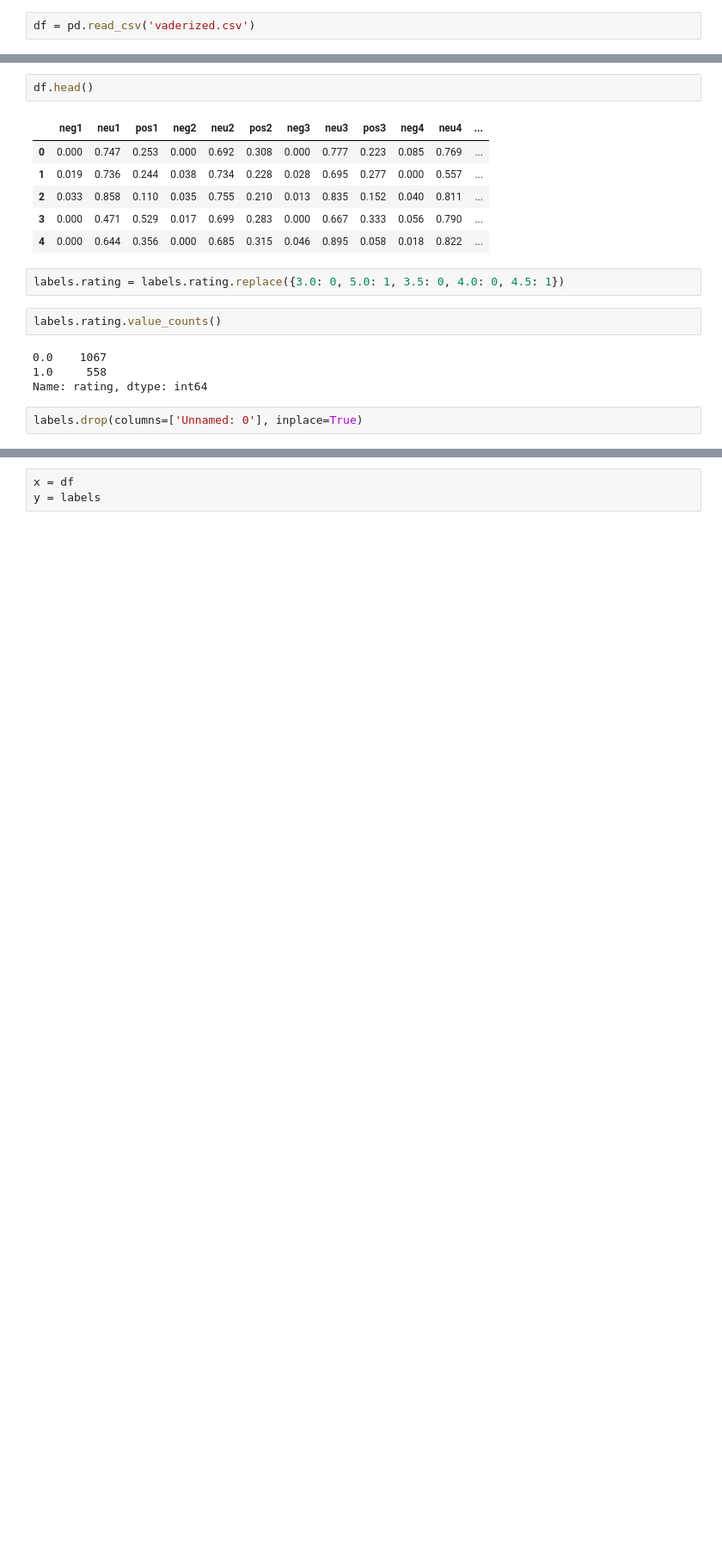
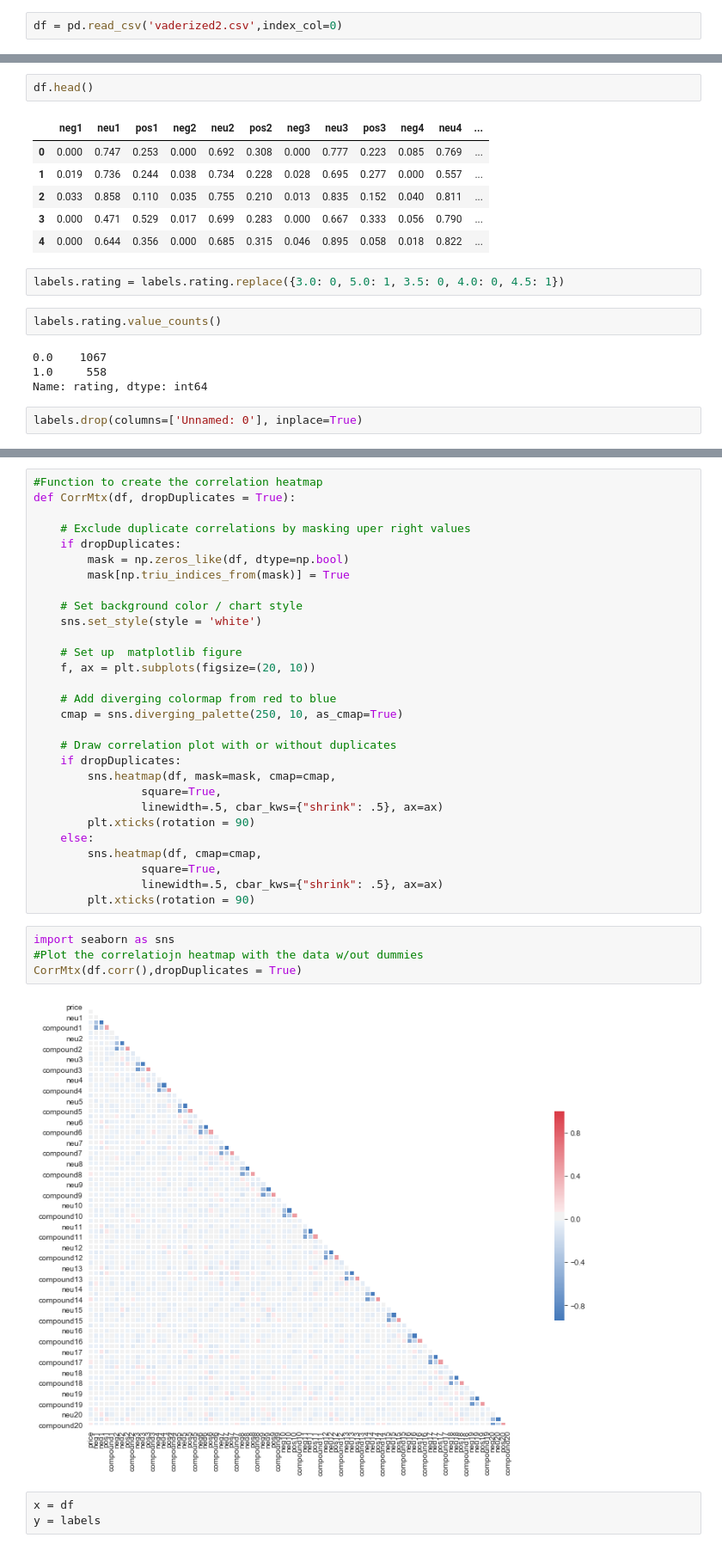
Before and after one commit to hamiltonchangcodes/project_yelp_analysis, a Jupyter notebook: No Compound.ipynb, the cells around one changed output, grey strips where cells are left out. Shown: that part at 86% size. Saved outputs shown, nothing was run; the diff lists cells and outputs as text; blank space fills up the shorter version.

```diff
--- a/No Compound.ipynb
+++ b/No Compound.ipynb
@@ -19,3 +27,3 @@ Using TensorFlow backend.
 # %%
-df = pd.read_csv('vaderized.csv')
+df = pd.read_csv('vaderized2.csv',index_col=0)
 # %%
@@ -61,3 +82,38 @@ labels.drop(columns=['Unnamed: 0'], inplace=True)
+# %%
+#Function to create the correlation heatmap
+def CorrMtx(df, dropDuplicates = True):
+
+    # Exclude duplicate correlations by masking uper right values
+    if dropDuplicates:
+        mask = np.zeros_like(df, dtype=np.bool)
+        mask[np.triu_indices_from(mask)] = True
+
+    # Set background color / chart style
+    sns.set_style(style = 'white')
+
+    # Set up  matplotlib figure
+    f, ax = plt.subplots(figsize=(20, 10))
+
+    # Add diverging colormap from red to blue
+    cmap = sns.diverging_palette(250, 10, as_cmap=True)
+
+    # Draw correlation plot with or without duplicates
+    if dropDuplicates:
+        sns.heatmap(df, mask=mask, cmap=cmap,
+                square=True,
+                linewidth=.5, cbar_kws={"shrink": .5}, ax=ax)
+        plt.xticks(rotation = 90)
+    else:
+        sns.heatmap(df, cmap=cmap,
+                square=True,
+                linewidth=.5, cbar_kws={"shrink": .5}, ax=ax)
+        plt.xticks(rotation = 90)
+# %%
+import seaborn as sns
+#Plot the correlatiojn heatmap with the data w/out dummies
+CorrMtx(df.corr(),dropDuplicates = True)
+# %% [output]
+[figure, added]
 # %%
 x = df
 y = labels
```
Also changed, not shown: parts of 35 cells of this notebook.
